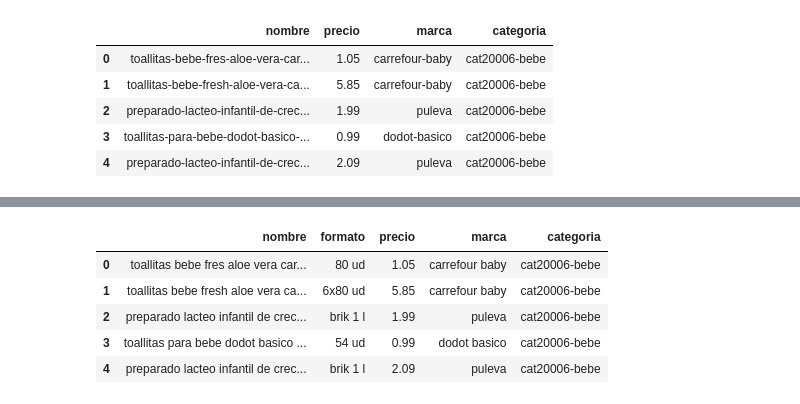
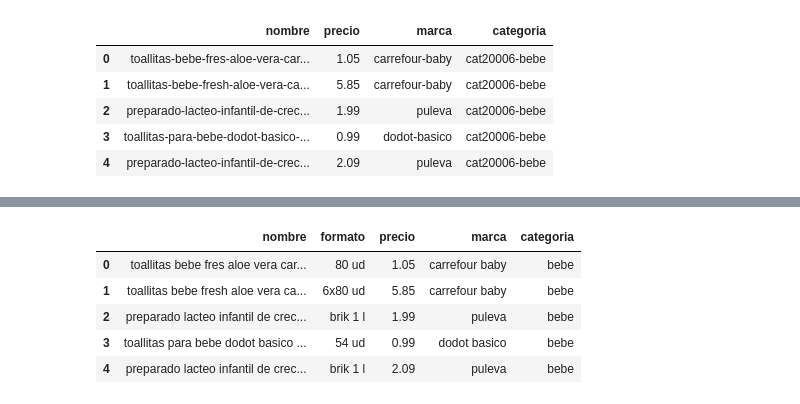
Before and after one commit to Meferal/EDA_supermercados, a Jupyter notebook: EDA_supermercados.ipynb, the cells around one changed output, grey strips where cells are left out. Saved outputs shown, nothing was run; the diff lists cells and outputs as text; code cells hidden in the pictures.

```diff
--- a/EDA_supermercados.ipynb
+++ b/EDA_supermercados.ipynb
@@ -416,6 +872,9 @@ df_carrefour_raw.drop(columns=["item_id", "item_ean", "currency", "quantity", "d
                                "item_sms", "item_variant"], inplace= True)
 df_carrefour_raw.rename(columns={"item_name": "nombre", "price": "precio" , "item_brand": "marca" ,
                                  "item_category": "categoria"}, inplace= True)
+# Existen 4 valores nulos
+df_carrefour_raw.drop(df_carrefour_raw[df_carrefour_raw["nombre"].isna()].index, inplace= True)
+
 
 df_carrefour_raw.head()
 # %% [output]
@@ -427,7 +886,7 @@ df_carrefour_raw.head()
 | 4 | preparado-lacteo-infantil-de-crec... | 2.09 | puleva | cat20006-bebe |
 # %%
 # Se ajusta el formato de las columnas
-#df_carrefour_raw["categoria"] = df_carrefour_raw["categoria"].str.extract(r'(cat\d+)([\w-]+)')[1].str.replace("-"," ")
+df_carrefour_raw["categoria"] = df_carrefour_raw["categoria"].str.extract(r'(cat\d+)([\w-]+)')[1].str.replace("-","")
 df_carrefour_raw["marca"] = df_carrefour_raw["marca"].str.replace("-"," ")
 df_carrefour_raw["nombre"] = df_carrefour_raw["nombre"].str.replace("-"," ")
 
@@ -455,13 +914,14 @@ df_carrefour_raw.head()
 # %%
 # Se genera una nueva columna con el formato
 df_carrefour_raw.insert(1, "formato", df_carrefour_raw['nombre'].apply(extract_product_format))
+df_carrefour_raw["formato"].fillna("1 paquete", inplace= True)
 df_carrefour_raw.head()
 # %% [output]
 |  | nombre | formato | precio | marca | categoria |
-| 0 | toallitas bebe fres aloe vera car... | 80 ud | 1.05 | carrefour baby | cat20006-bebe |
-| 1 | toallitas bebe fresh aloe vera ca... | 6x80 ud | 5.85 | carrefour baby | cat20006-bebe |
-| 2 | preparado lacteo infantil de crec... | brik 1 l | 1.99 | puleva | cat20006-bebe |
-| 3 | toallitas para bebe dodot basico ... | 54 ud | 0.99 | dodot basico | cat20006-bebe |
-| 4 | preparado lacteo infantil de crec... | brik 1 l | 2.09 | puleva | cat20006-bebe |
+| 0 | toallitas bebe fres aloe vera car... | 80 ud | 1.05 | carrefour baby | bebe |
+| 1 | toallitas bebe fresh aloe vera ca... | 6x80 ud | 5.85 | carrefour baby | bebe |
+| 2 | preparado lacteo infantil de crec... | brik 1 l | 1.99 | puleva | bebe |
+| 3 | toallitas para bebe dodot basico ... | 54 ud | 0.99 | dodot basico | bebe |
+| 4 | preparado lacteo infantil de crec... | brik 1 l | 2.09 | puleva | bebe |
 # %%
 # Se genera una nueva columna con el precio por ud/kg/L
```
Also changed, not shown: parts of 75 cells of this notebook, 30 other files.
